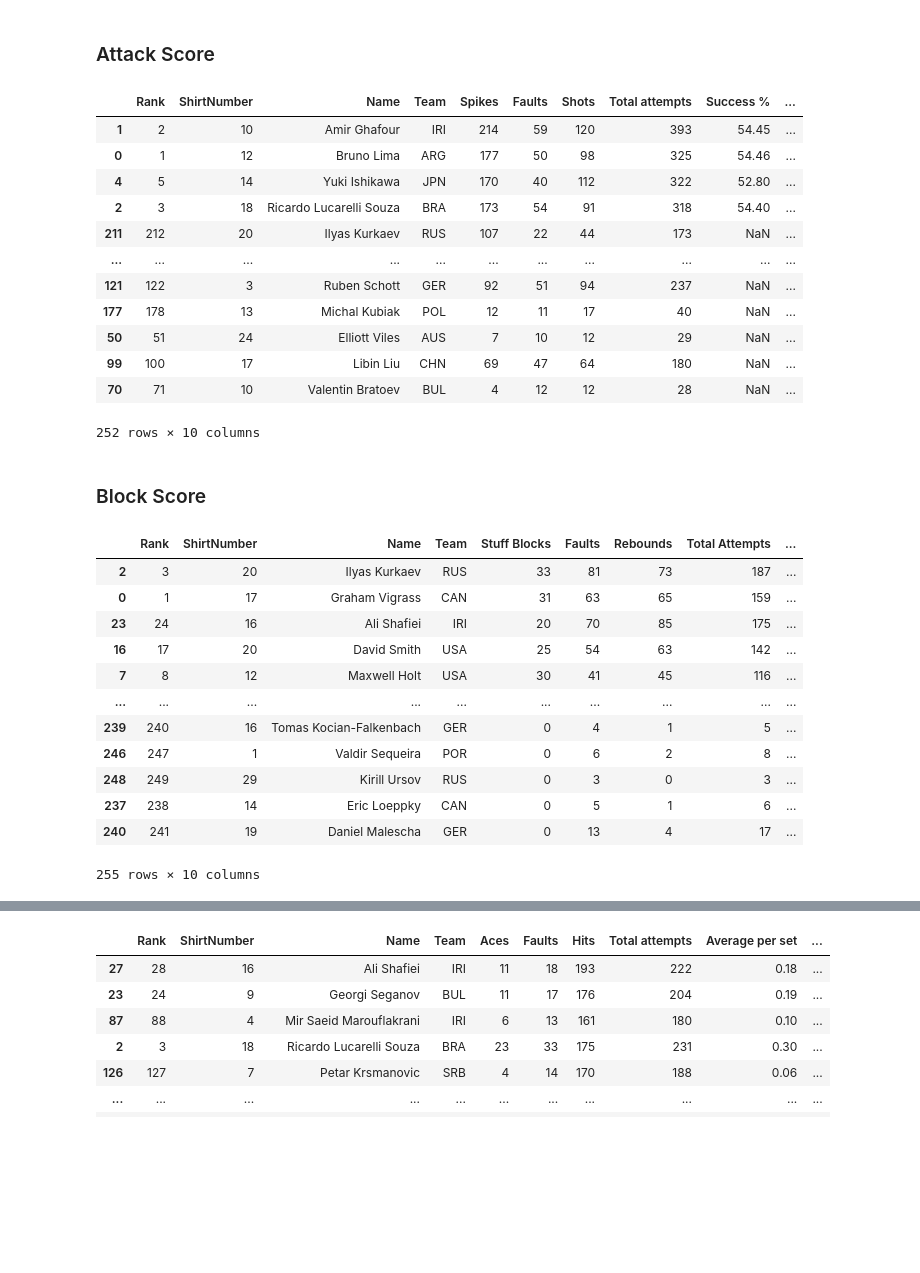
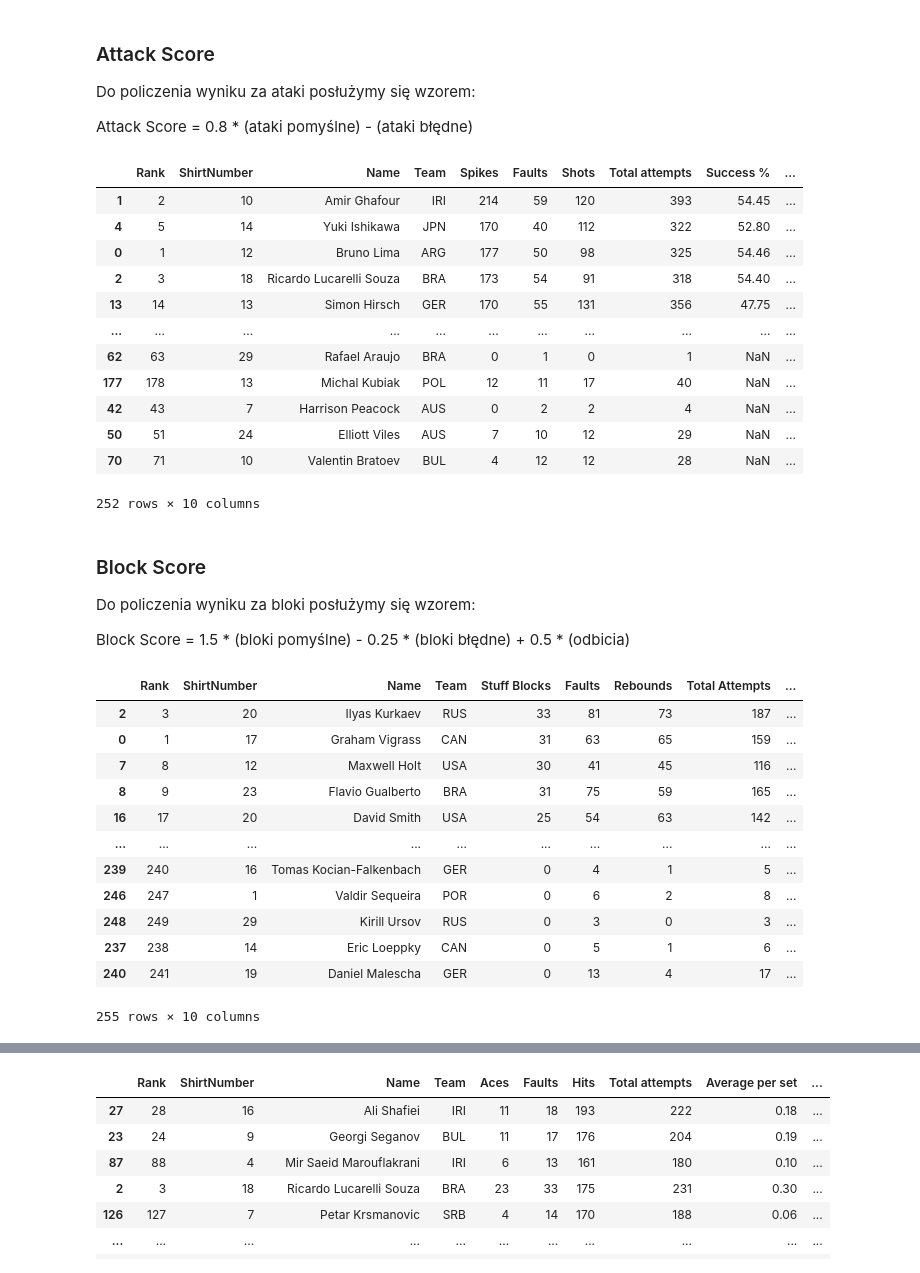
Before and after one commit to abryb/volleyball-score, a Jupyter notebook: voll_score.ipynb, the cells around one changed output, grey strips where cells are left out. Cells and saved outputs as stored; diff of their text form; code cells hidden in the pictures; blank space fills up the shorter version.

```diff
--- a/voll_score.ipynb
+++ b/voll_score.ipynb
@@ -13,31 +40,39 @@ men_best_scores    = pd.read_csv("./FIBV_2020_Statistics_PreliminaryRound/Men_St
 # %% [markdown]
 ### Attack Score
+
+Do policzenia wyniku za ataki posłużymy się wzorem:
+
+Attack Score = 0.8 * (ataki pomyślne) - (ataki błędne)
 # %%
 def attack_score(row):
-    return row['Spikes'] - row['Faults'] - 0.5 * row['Shots']
+    return 0.8 * row['Spikes'] - row['Faults']
 
 men_best_attackers['Attack Score'] = men_best_attackers.apply(attack_score, axis=1)
 
 men_best_attackers.sort_values(by=['Attack Score'], ascending=False)
 # %% [output]
 |  | Rank | ShirtNumber | Name | Team | Spikes | Faults | Shots | Total attempts | Success % | ... |
 | 1 | 2 | 10 | Amir Ghafour | IRI | 214 | 59 | 120 | 393 | 54.45 | ... |
+| 4 | 5 | 14 | Yuki Ishikawa | JPN | 170 | 40 | 112 | 322 | 52.80 | ... |
 | 0 | 1 | 12 | Bruno Lima | ARG | 177 | 50 | 98 | 325 | 54.46 | ... |
-| 4 | 5 | 14 | Yuki Ishikawa | JPN | 170 | 40 | 112 | 322 | 52.80 | ... |
 | 2 | 3 | 18 | Ricardo Lucarelli Souza | BRA | 173 | 54 | 91 | 318 | 54.40 | ... |
-| 211 | 212 | 20 | Ilyas Kurkaev | RUS | 107 | 22 | 44 | 173 | NaN | ... |
+| 13 | 14 | 13 | Simon Hirsch | GER | 170 | 55 | 131 | 356 | 47.75 | ... |
 | ... | ... | ... | ... | ... | ... | ... | ... | ... | ... | ... |
-| 121 | 122 | 3 | Ruben Schott | GER | 92 | 51 | 94 | 237 | NaN | ... |
+| 62 | 63 | 29 | Rafael Araujo | BRA | 0 | 1 | 0 | 1 | NaN | ... |
 | 177 | 178 | 13 | Michal Kubiak | POL | 12 | 11 | 17 | 40 | NaN | ... |
+| 42 | 43 | 7 | Harrison Peacock | AUS | 0 | 2 | 2 | 4 | NaN | ... |
 | 50 | 51 | 24 | Elliott Viles | AUS | 7 | 10 | 12 | 29 | NaN | ... |
-| 99 | 100 | 17 | Libin Liu | CHN | 69 | 47 | 64 | 180 | NaN | ... |
 | 70 | 71 | 10 | Valentin Bratoev | BUL | 4 | 12 | 12 | 28 | NaN | ... |
 252 rows × 10 columns
 # %% [markdown]
 ### Block Score
+
+Do policzenia wyniku za bloki posłużymy się wzorem:
+
+Block Score = 1.5 * (bloki pomyślne) - 0.25 * (bloki błędne) + 0.5 * (odbicia)
 # %%
 def block_score(row):
-    return row['Stuff Blocks'] - 0.3 * row['Faults'] + 0.5 * row['Rebounds']
+    return 1.5 * row['Stuff Blocks'] - 0.3 * row['Faults'] + 0.5 * row['Rebounds']
 
 men_best_blockers['Block Score'] = men_best_blockers.apply(block_score, axis=1)
 
@@ -46,9 +81,9 @@ men_best_blockers.sort_values(by=['Block Score'], ascending=False)
 |  | Rank | ShirtNumber | Name | Team | Stuff Blocks | Faults | Rebounds | Total Attempts | ... |
 | 2 | 3 | 20 | Ilyas Kurkaev | RUS | 33 | 81 | 73 | 187 | ... |
 | 0 | 1 | 17 | Graham Vigrass | CAN | 31 | 63 | 65 | 159 | ... |
-| 23 | 24 | 16 | Ali Shafiei | IRI | 20 | 70 | 85 | 175 | ... |
+| 7 | 8 | 12 | Maxwell Holt | USA | 30 | 41 | 45 | 116 | ... |
+| 8 | 9 | 23 | Flavio Gualberto | BRA | 31 | 75 | 59 | 165 | ... |
 | 16 | 17 | 20 | David Smith | USA | 25 | 54 | 63 | 142 | ... |
-| 7 | 8 | 12 | Maxwell Holt | USA | 30 | 41 | 45 | 116 | ... |
 | ... | ... | ... | ... | ... | ... | ... | ... | ... | ... |
 | 239 | 240 | 16 | Tomas Kocian-Falkenbach | GER | 0 | 4 | 1 | 5 | ... |
 | 246 | 247 | 1 | Valdir Sequeira | POR | 0 | 6 | 2 | 8 | ... |
```
Also changed, not shown: parts of 15 cells of this notebook.
